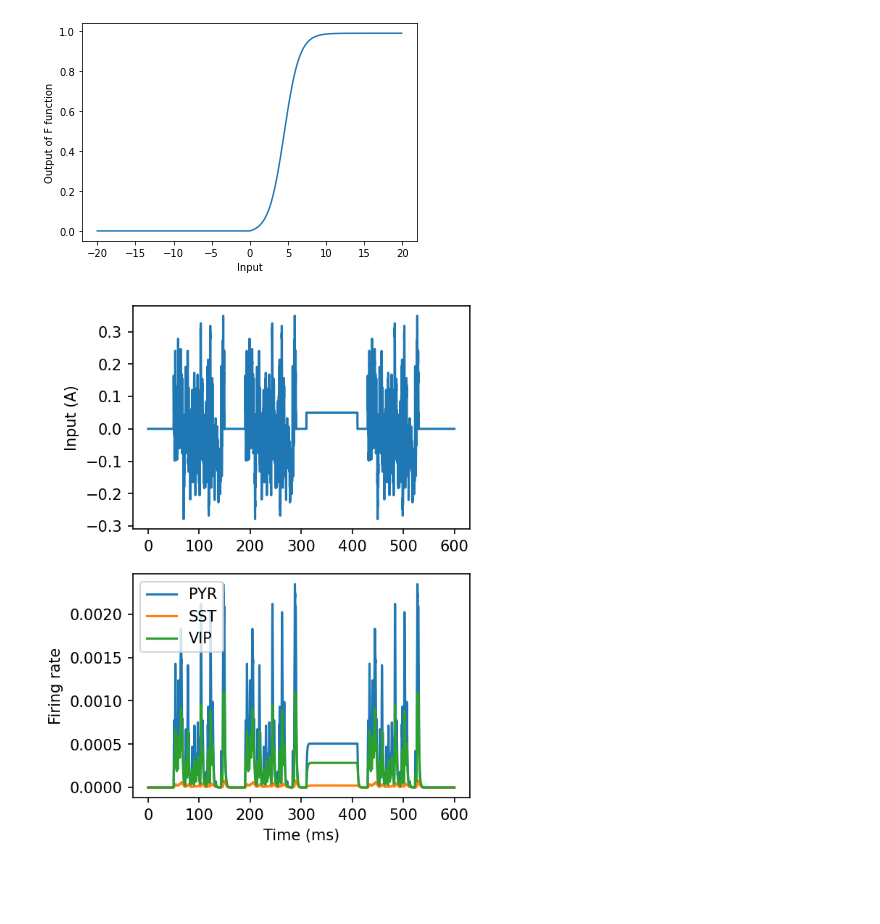
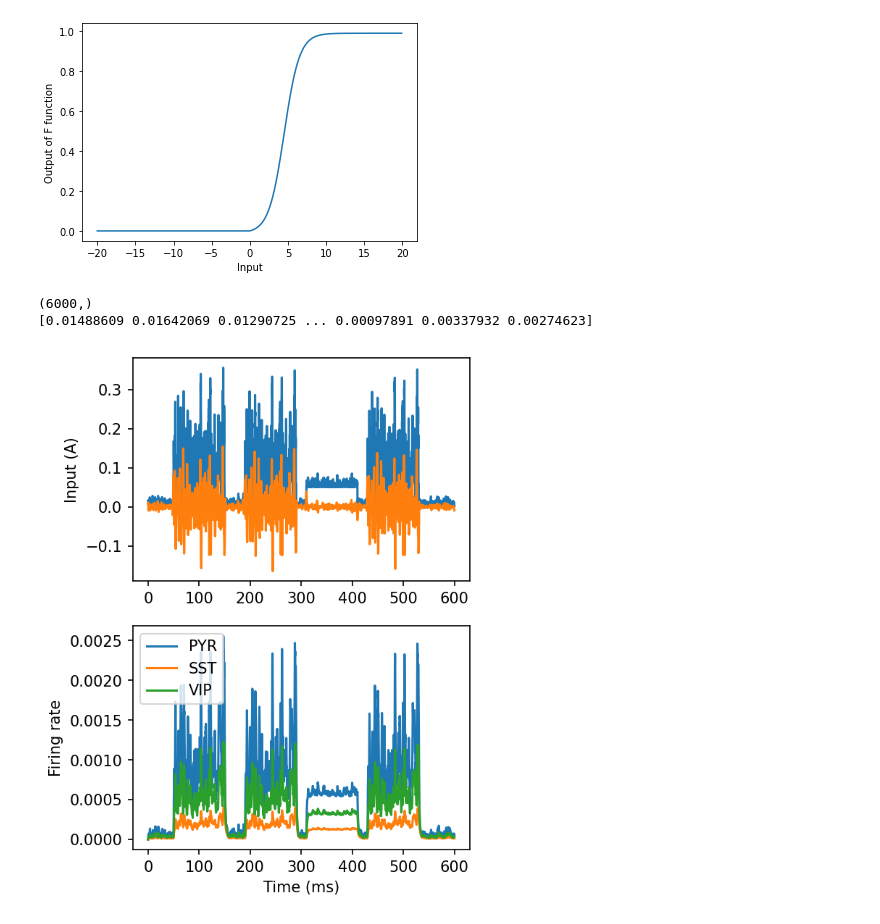
Before and after one commit to cagdastopcu/omission-of-visual-stimuli, a Jupyter notebook: wilson_cowan_3population.ipynb, the cells around one changed output. Cells and saved outputs as stored; diff of their text form; code cells hidden in the pictures; blank space fills up the shorter version.

```diff
--- a/wilson_cowan_3population.ipynb
+++ b/wilson_cowan_3population.ipynb
@@ -99,7 +99,7 @@ def wilson_cowan(r, t,I_ext_E):
 
     #fv2 = v2
 
-    fx2 =  (-x2 + F(wIE * x1 - wII * x2 - wVIP * x3 + I_ext_I, a_I, theta_I)) / tau_I
+    fx2 =  (-x2 + F(wIE * x1 - wII * x2 - wVIP * x3 + I_ext_I +0.1*I_ext_E, a_I, theta_I)) / tau_I
 
     # VIP neurons suppress them with -wVIP * x3
 
@@ -164,16 +164,22 @@ tPoints = np.arange(tMin, tMax, tStep)
 sig_ou = 0.1
 # Ornstein-Uhlenbeck Input
 I_ou,range_t = my_OU(sig=sig_ou, myseed=2021,dt=0.1,dur=100.)
-I_ext_E = np.zeros_like(tPoints)
-I_ext_E[500:500+len(I_ou)] = I_ou
+
+sig_ou_base = 0.001
+# Ornstein-Uhlenbeck base
+I_ou_base,range_t = my_OU(sig=sig_ou, myseed=2021,dt=0.1,dur=tMax)
+
+I_ext_E = np.zeros_like(tPoints)+0.1*np.absolute(I_ou_base)
+I_ou = np.absolute(I_ou)
+I_ext_E[500:500+len(I_ou)] += I_ou
 
 #I_ext_E[500:500+len(I_ou)] = 1 #test static input
-I_ext_E[1900:1900+len(I_ou)] = I_ou
+I_ext_E[1900:1900+len(I_ou)] += I_ou
 
 
-I_ext_E[3100:3100+len(I_ou)] = 0.05
+I_ext_E[3100:3100+len(I_ou)] += 0.05
 
-I_ext_E[4300:4300+len(I_ou)] = I_ou
+I_ext_E[4300:4300+len(I_ou)] += I_ou
 
 x1Points,v1Points = [],[]
 x2Points,v2Points = [],[]
@@ -205,36 +211,43 @@ for idx,t in enumerate(tPoints):
 
 
 fig, ax = plt.subplots(2, 1, figsize=(4, 6),  dpi= 150)
+d_I_ext_E = signal.savgol_filter(I_ext_E, window_length=41, polyorder=4, deriv=1, delta=tStep)
+print(d_I_ext_E.shape)
+print(I_ext_E)
 
 ax[0].plot(tPoints,I_ext_E)
+ax[0].plot(tPoints,d_I_ext_E)
+
 
 #ax[0].set_xlabel('Time (ms)');
 ax[0].set_ylabel('Input (A)');
 
 pyr, = ax[1].plot(tPoints,x1Points)
 sst, = ax[1].plot(tPoints,x2Points)
 vip, = ax[1].plot(tPoints,x3Points)
 
 ax[1].legend([pyr, sst, vip], ['PYR', 'SST', 'VIP'])
 ax[1].set_xlabel('Time (ms)');
 ax[1].set_ylabel('Firing rate');
 
 #pyr, = ax[2].plot(tPoints,v1Points)
 #sst, = ax[2].plot(tPoints,v2Points)
 #vip, = ax[2].plot(tPoints,v3Points)
 
 #ax[2].legend([pyr, sst, vip], ['PYR', 'SST', 'VIP'])
 #ax[2].set_xlabel('Time (ms)');
 #ax[2].set_ylabel('Derivation of firing rate (dr/dt)');
 
 #.xlabel("time (s)")
 #ax[1].ylabel("rate")
 #ax[1].legend(['PYR','SST','VIP'])
 #ax[1].title("The Wilson-Cowan Model")
 #print(v1Points)
 #print(x1Points)
 # %% [output]
+(6000,)
+[0.01488609 0.01642069 0.01290725 ... 0.00097891 0.00337932 0.00274623]
-[figure, old version]
+[figure, new version]
 # %%
 # state space figure
 
```
Also changed, not shown: parts of 1 cell of this notebook.
